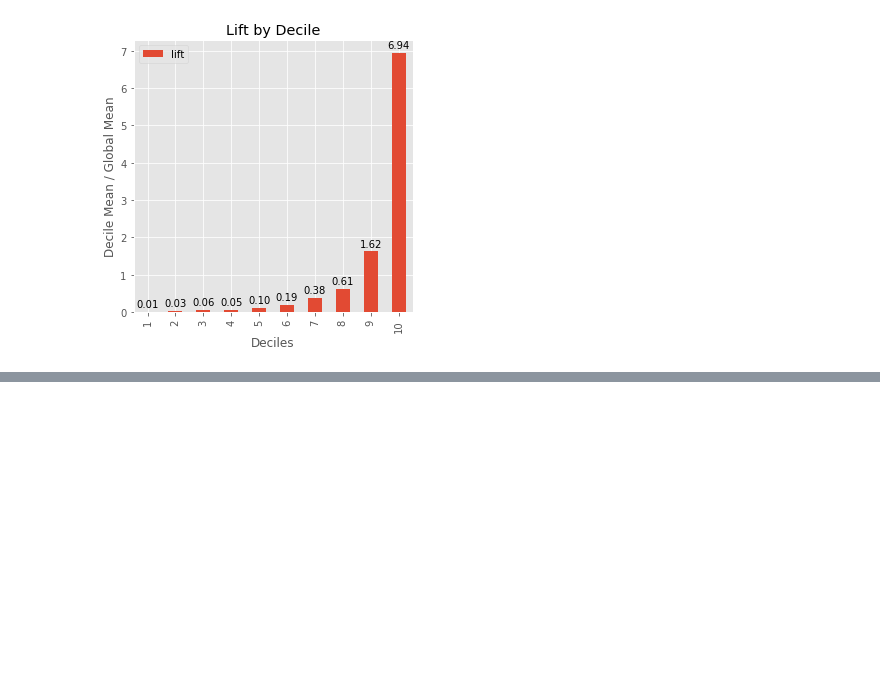
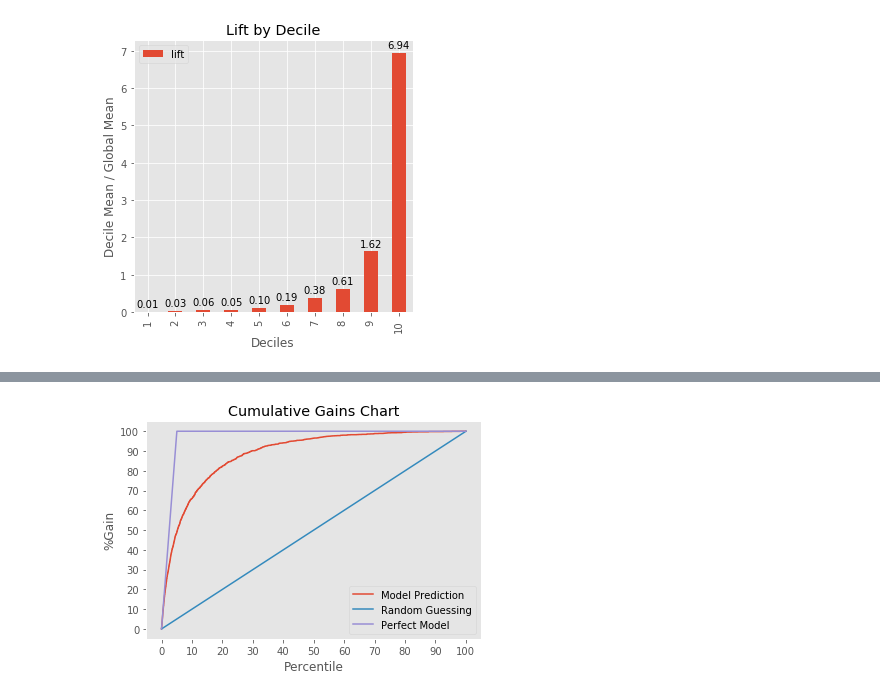
Before and after one commit to jmiller1977/DS-SF-36, a Jupyter notebook: final-project/2/notebooks/final-project-2-ES-active-propensity2.ipynb, the cells around one changed output, grey strips where cells are left out. Saved outputs shown, nothing was run; the diff lists cells and outputs as text; code cells hidden in the pictures; blank space fills up the shorter version.

```diff
--- a/final-project/2/notebooks/final-project-2-ES-active-propensity2.ipynb
+++ b/final-project/2/notebooks/final-project-2-ES-active-propensity2.ipynb
@@ -902,0 +1026,9 @@ lift_chart(model_rf_PREDICTED_PROB, y ,10)
+# %%
+log_clf=LR1
+rnd_clf=model_rf
+gbc_clf=GBC1
+
+voting_clf=VotingClassifier(
+    estimators=[('lr', log_clf),('rf',rnd_clf),('gbc',gbc_clf)],
+    voting='soft')
+voting_clf.fit(X,y)
@@ -902,0 +1042,5 @@ lift_chart(model_rf_PREDICTED_PROB, y ,10)
+# %%
+model_clf_PREDICTED_PROB = [i[1] for i in voting_clf.predict_proba(X)]
+cum_gain_chart(model_clf_PREDICTED_PROB, y, return_df = False)
+# %% [output]
+[figure, added]
```
Also changed, not shown: parts of 20 cells of this notebook.
